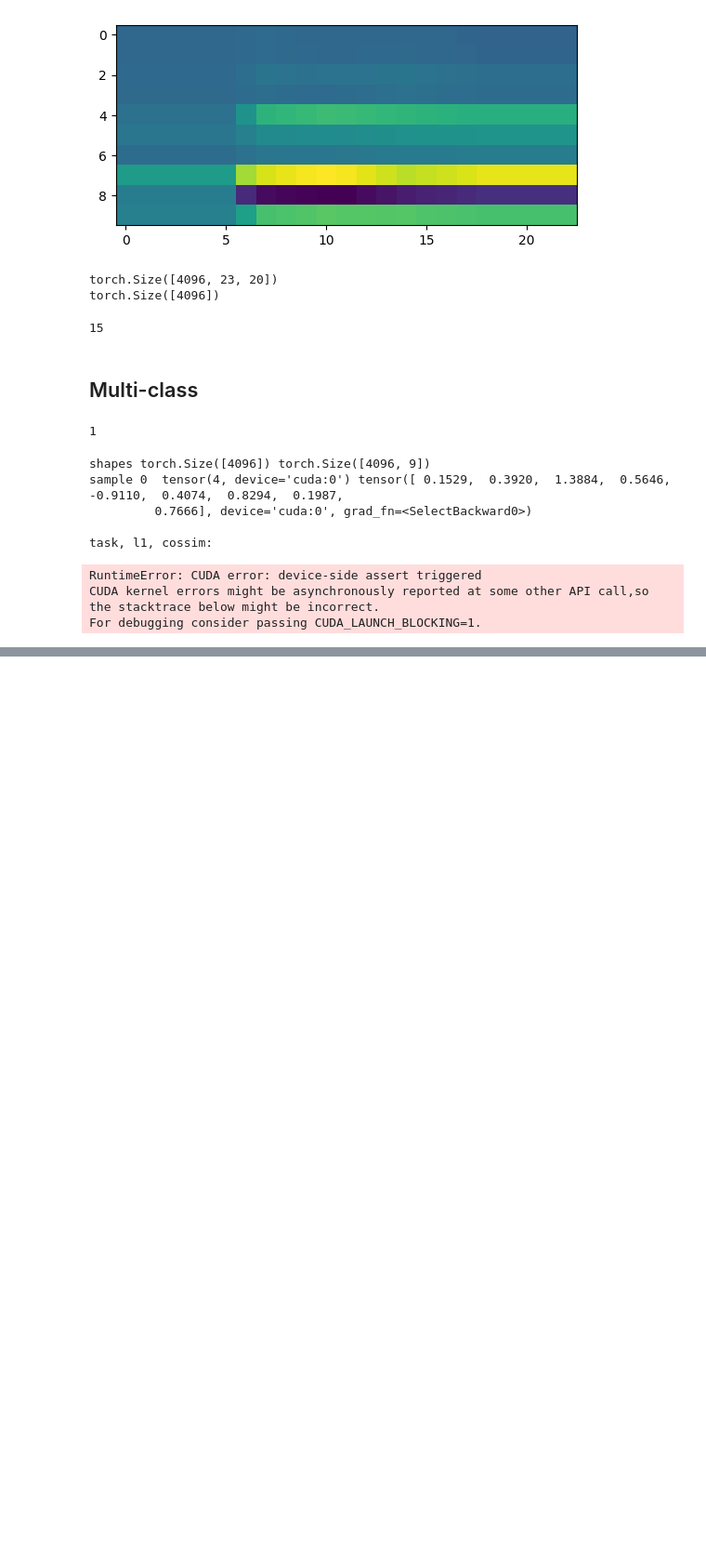
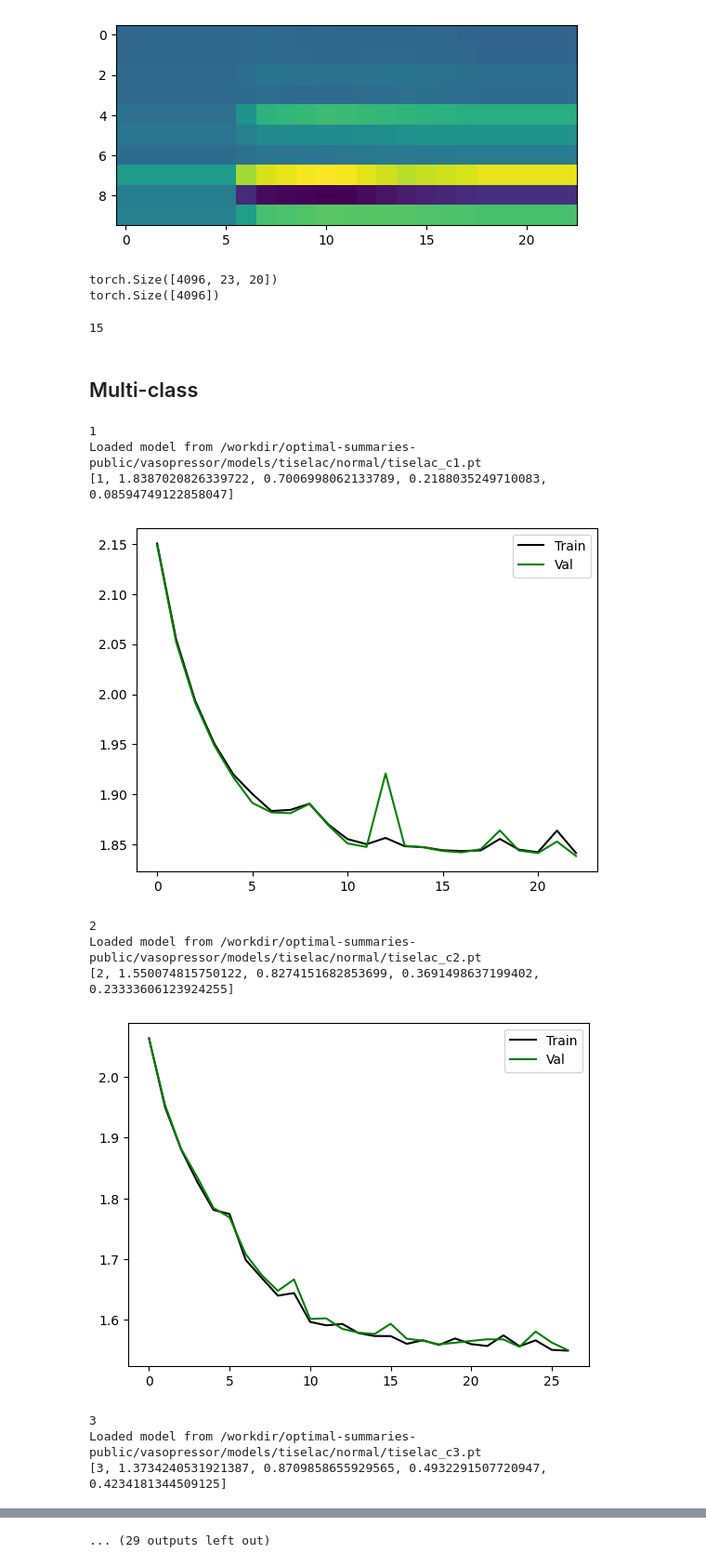
Before and after one commit to KevinArmbruster/optimal-summaries-public, a Jupyter notebook: vasopressor/explore_tiselac.ipynb, the cells around one changed output, grey strips where cells are left out. Shown at 93% size. Saved outputs shown, nothing was run; the diff lists cells and outputs as text; code cells hidden in the pictures; blank space fills up the shorter version.

Commit message:
tiselac + forecasting done

```diff
--- a/vasopressor/explore_tiselac.ipynb
+++ b/vasopressor/explore_tiselac.ipynb
@@ -47,11 +47,12 @@ plt.imshow(X[0])
 <matplotlib.image.AxesImage at 0x...>
 [figure]
 # %%
-def preprocess_data(_X, _y, batch_size = 4096, random_state = 1, scaler = StandardScaler()):
+def preprocess_data(_X, _y, batch_size = 4096, random_state = 1):
     # swap T and V axis
     _X = _X.swapaxes(1,2)
 
     ## target
+    _y = _y-1
     y_unique = np.unique(_y)
     num_classes = len(y_unique)
 
@@ -178,45 +179,49 @@ accuracy_metric = MulticlassAccuracy(num_classes=num_classes).to(device)
 f1_metric = MulticlassF1Score(num_classes=num_classes).to(device)
 conf_matrix = MulticlassConfusionMatrix(num_classes=num_classes).to(device)
 
-for n_concepts in range(1,11):
+n_concepts_list = list(range(1,11)) + list(range(20,101,20))
+for n_concepts in n_concepts_list:
     print(n_concepts)
 
     model = initializeModel(n_concepts, input_dim, changing_dim, time_len, num_classes)
     model.fit(train_loader, val_loader, weights, model_path.format(n_concepts), 10000)
 
     model.eval()
     with torch.no_grad():
         for batch_idx, (Xb, yb) in enumerate(test_loader):
             Xb, yb = Xb.to(device), yb.to(device)
             probs = model.forward_probabilities(Xb)
 
             auc = auroc_metric(probs, yb).item()
             acc = accuracy_metric(probs, yb).item()
             f1 = f1_metric(probs, yb).item()
             conf_matrix(probs, yb)
         auc = auroc_metric.compute().item()
         acc = accuracy_metric.compute().item()
         f1 = f1_metric.compute().item()
         # conf_matrix.plot()
         auroc_metric.reset()
         accuracy_metric.reset()
         conf_matrix.reset()
         f1_metric.reset()
 
     history = [n_concepts, model.val_losses[-1], auc, acc, f1]
+    print(history)
     history_multiclass.append(np.array(history))
 
     plot_losses(model.train_losses, model.val_losses)
 
 history_multiclass = np.array(history_multiclass)
 history_multiclass.shape
 # %% [output]
 1
+Loaded model from /workdir/optimal-summaries-public/vasopressor/models/tiselac/normal/tiselac_c1.pt
+[1, 1.8387020826339722, 0.7006998062133789, 0.2188035249710083, 0.08594749122858047]
+[figure, added]
-shapes torch.Size([4096]) torch.Size([4096, 9])
-sample 0  tensor(4, device='cuda:0') tensor([ 0.1529,  0.3920,  1.3884,  0.5646, -0.9110,  0.4074,  0.8294,  0.1987,
-         0.7666], device='cuda:0', grad_fn=<SelectBackward0>)
-
-task, l1, cossim:
+2
+Loaded model from /workdir/optimal-summaries-public/vasopressor/models/tiselac/normal/tiselac_c2.pt
+[2, 1.550074815750122, 0.8274151682853699, 0.3691498637199402, 0.23333606123924255]
+[figure, added]
-RuntimeError: CUDA error: device-side assert triggered
-CUDA kernel errors might be asynchronously reported at some other API call,so the stacktrace below might be incorrect.
-For debugging consider passing CUDA_LAUNCH_BLOCKING=1.
+3
+Loaded model from /workdir/optimal-summaries-public/vasopressor/models/tiselac/normal/tiselac_c3.pt
+[3, 1.3734240531921387, 0.8709858655929565, 0.4932291507720947, 0.4234181344509125]
@@ -223,3 +241,4 @@ For debugging consider passing CUDA_LAUNCH_BLOCKING=1.
+... (29 outputs left out)
 # %%
 # plot
 plt.plot(history_multiclass[:, 0], history_multiclass[:, 2], label='AUC')
```
Also changed, not shown: parts of 2 cells of this notebook, 19 other files.
